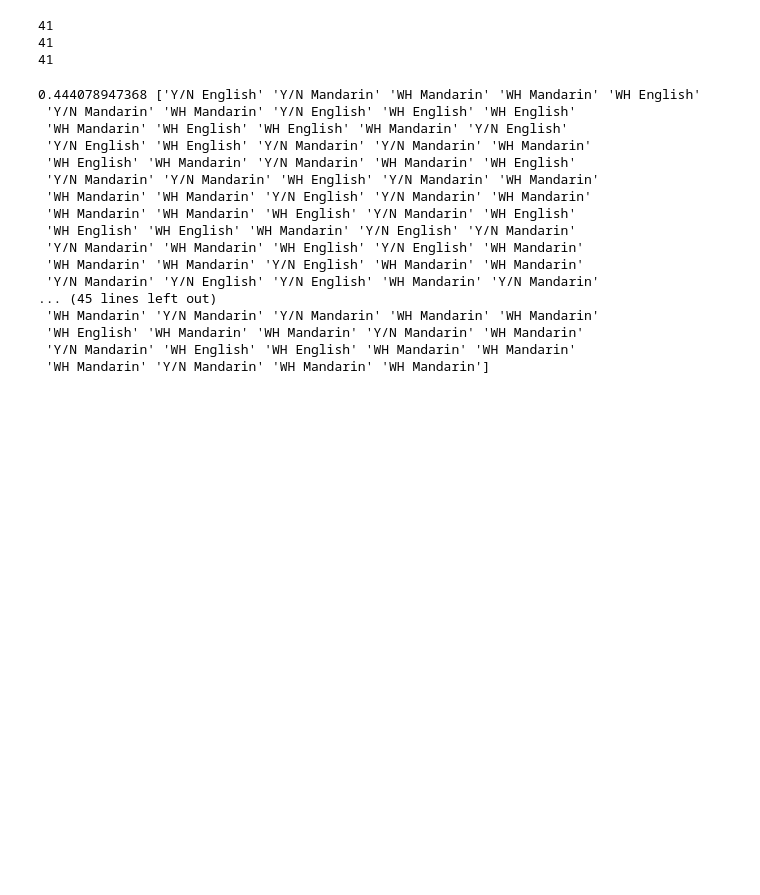
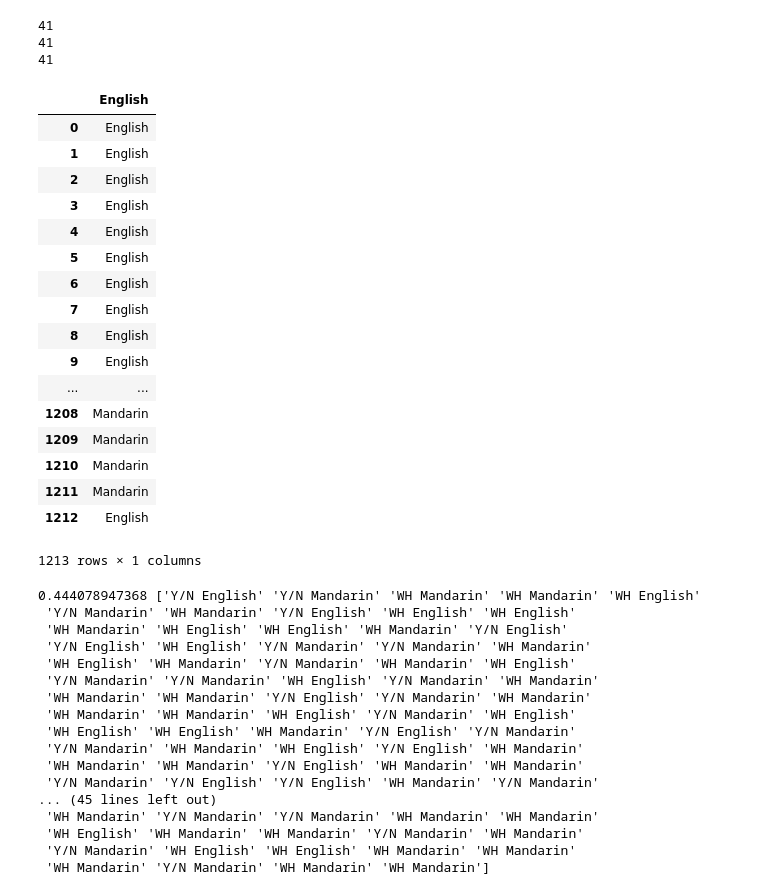
Before and after one commit to rachelrakov/QP2_Code, a Jupyter notebook: QuestionAnalysis_v1.0.ipynb, the cells around one changed output. Saved outputs shown, nothing was run; the diff lists cells and outputs as text; code cells hidden in the pictures; blank space fills up the shorter version.

Commit message:
-Redone analysis with binary classification (English/Mandarin) -- nothing else changed (still trained on question IPUs ONLY)

```diff
--- a/QuestionAnalysis_v1.0.ipynb
+++ b/QuestionAnalysis_v1.0.ipynb
@@ -564,8 +552,32 @@ print len(Xtimes)
 41
 41
 41
+# %%
+labels = pd.read_csv("c:/Python27/qp2_py/labels/ipu_only_labels.csv")
+
+del labels["0"]
+#del inlabels['Unnamed: 0']
 # %%
-labels = combo_labels
+labels
+# %% [output]
+|  | English |
+| 0 | English |
+| 1 | English |
+| 2 | English |
+| 3 | English |
+| 4 | English |
+| 5 | English |
+| 6 | English |
+| 7 | English |
+| 8 | English |
+| 9 | English |
+| ... | ... |
+| 1208 | Mandarin |
+| 1209 | Mandarin |
+| 1210 | Mandarin |
+| 1211 | Mandarin |
+| 1212 | English |
+1213 rows × 1 columns
 # %%
 from sklearn.cross_validation import train_test_split
 from sklearn.svm import LinearSVC
```
Also changed, not shown: parts of 11 cells of this notebook.
